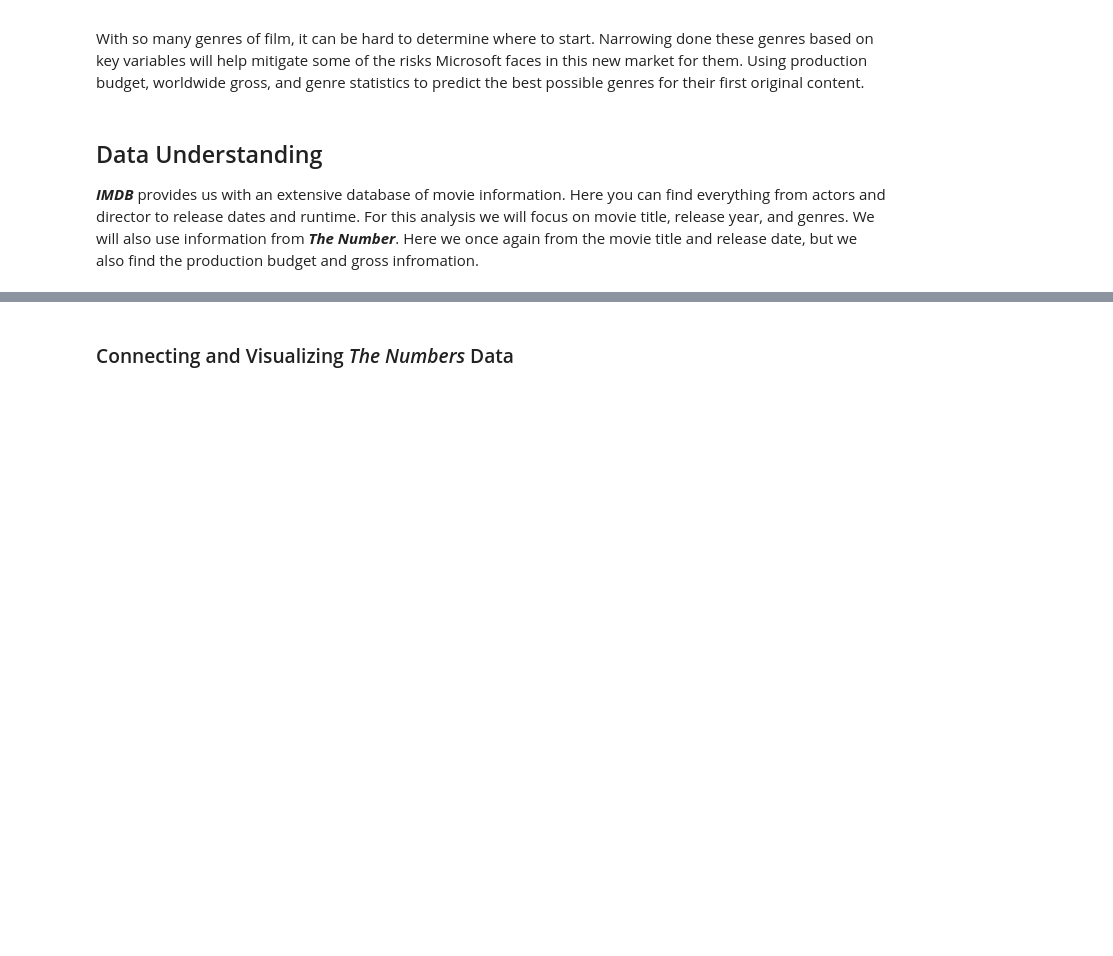
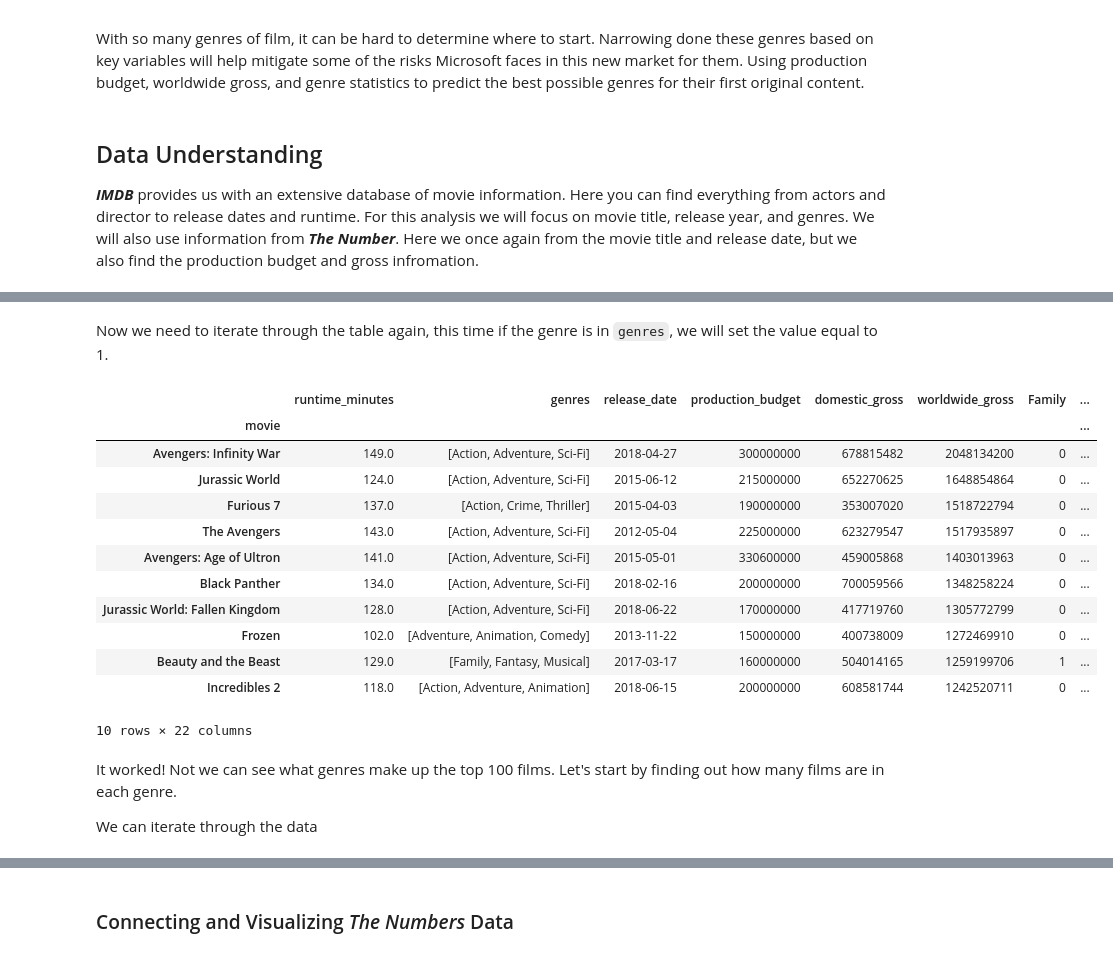
Before and after one commit to rustyb08/phase_1_project, a Jupyter notebook: Microsoft Original Content.ipynb, the cells around one changed output, grey strips where cells are left out. Saved outputs shown, nothing was run; the diff lists cells and outputs as text; code cells hidden in the pictures; blank space fills up the shorter version.

```diff
--- a/Microsoft Original Content.ipynb
+++ b/Microsoft Original Content.ipynb
@@ -35,0 +741,30 @@ with ZipFile('Data/im.db.zip', 'r') as zip:
+# %% [markdown]
+Now we need to iterate through the table again, this time if the genre is in `genres`, we will set the value equal to 1.
+# %%
+# This iterates through each row of data. For each genre
+# in that row, is will set the matching column equal to 1.
+for index, row in top_100_movies.iterrows():
+    if row['genres']:
+        for genre in row['genres']:
+            top_100_movies.loc[index, genre] = 1
+
+# Let's see if it workd
+top_100_movies.head(10)
+# %% [output]
+|  | runtime_minutes | genres | release_date | production_budget | domestic_gross | worldwide_gross | Family | ... |
+| movie |  |  |  |  |  |  |  | ... |
+| Avengers: Infinity War | 149.0 | [Action, Adventure, Sci-Fi] | 2018-04-27 | 300000000 | 678815482 | 2048134200 | 0 | ... |
+| Jurassic World | 124.0 | [Action, Adventure, Sci-Fi] | 2015-06-12 | 215000000 | 652270625 | 1648854864 | 0 | ... |
+| Furious 7 | 137.0 | [Action, Crime, Thriller] | 2015-04-03 | 190000000 | 353007020 | 1518722794 | 0 | ... |
+| The Avengers | 143.0 | [Action, Adventure, Sci-Fi] | 2012-05-04 | 225000000 | 623279547 | 1517935897 | 0 | ... |
+| Avengers: Age of Ultron | 141.0 | [Action, Adventure, Sci-Fi] | 2015-05-01 | 330600000 | 459005868 | 1403013963 | 0 | ... |
+| Black Panther | 134.0 | [Action, Adventure, Sci-Fi] | 2018-02-16 | 200000000 | 700059566 | 1348258224 | 0 | ... |
+| Jurassic World: Fallen Kingdom | 128.0 | [Action, Adventure, Sci-Fi] | 2018-06-22 | 170000000 | 417719760 | 1305772799 | 0 | ... |
+| Frozen | 102.0 | [Adventure, Animation, Comedy] | 2013-11-22 | 150000000 | 400738009 | 1272469910 | 0 | ... |
+| Beauty and the Beast | 129.0 | [Family, Fantasy, Musical] | 2017-03-17 | 160000000 | 504014165 | 1259199706 | 1 | ... |
+| Incredibles 2 | 118.0 | [Action, Adventure, Animation] | 2018-06-15 | 200000000 | 608581744 | 1242520711 | 0 | ... |
+10 rows × 22 columns
+# %% [markdown]
+It worked! Not we can see what genres make up the top 100 films.  Let's start by finding out how many films are in each genre.
+
+We can iterate through the data
```
Also changed, not shown: parts of 109 cells of this notebook.
